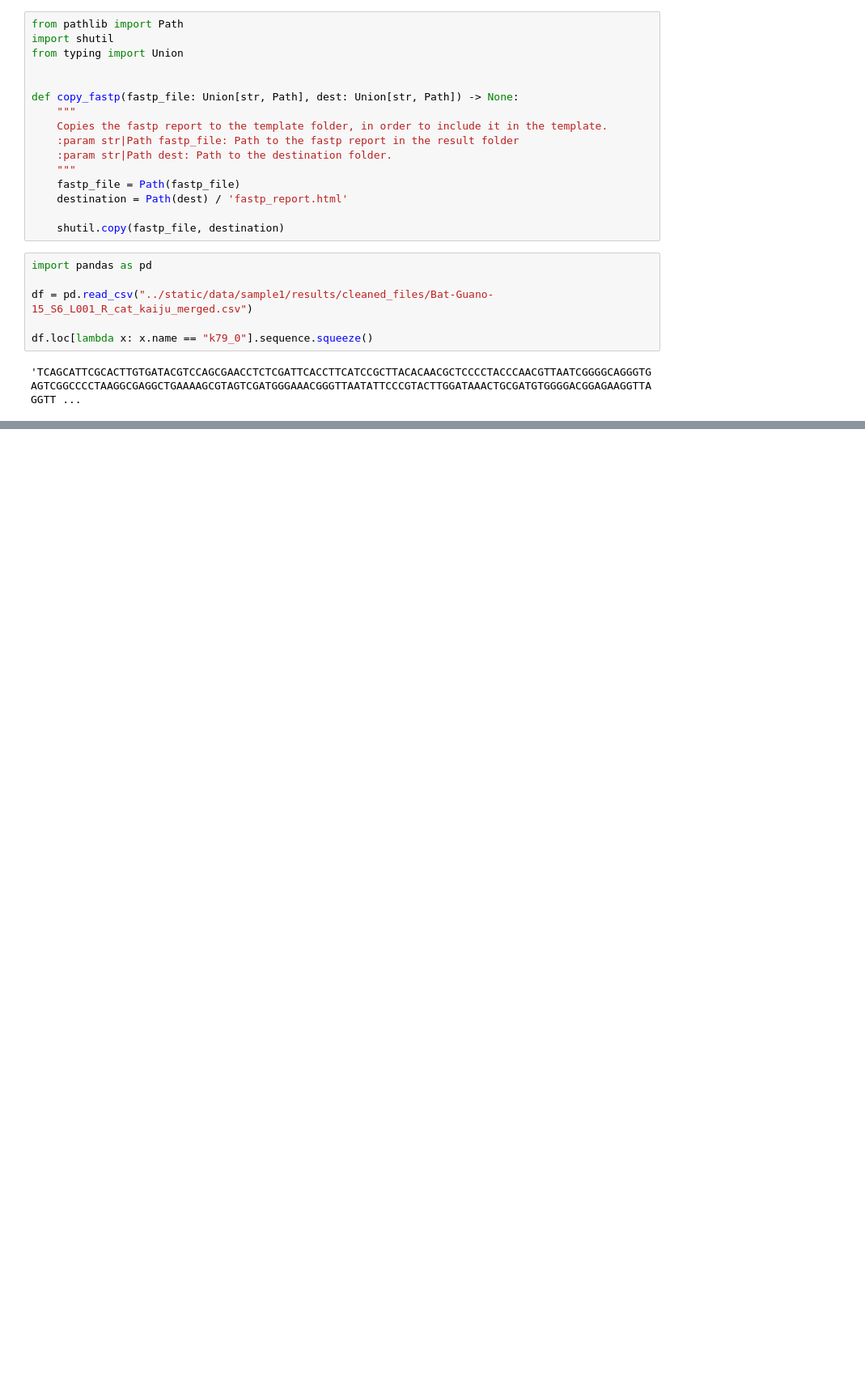
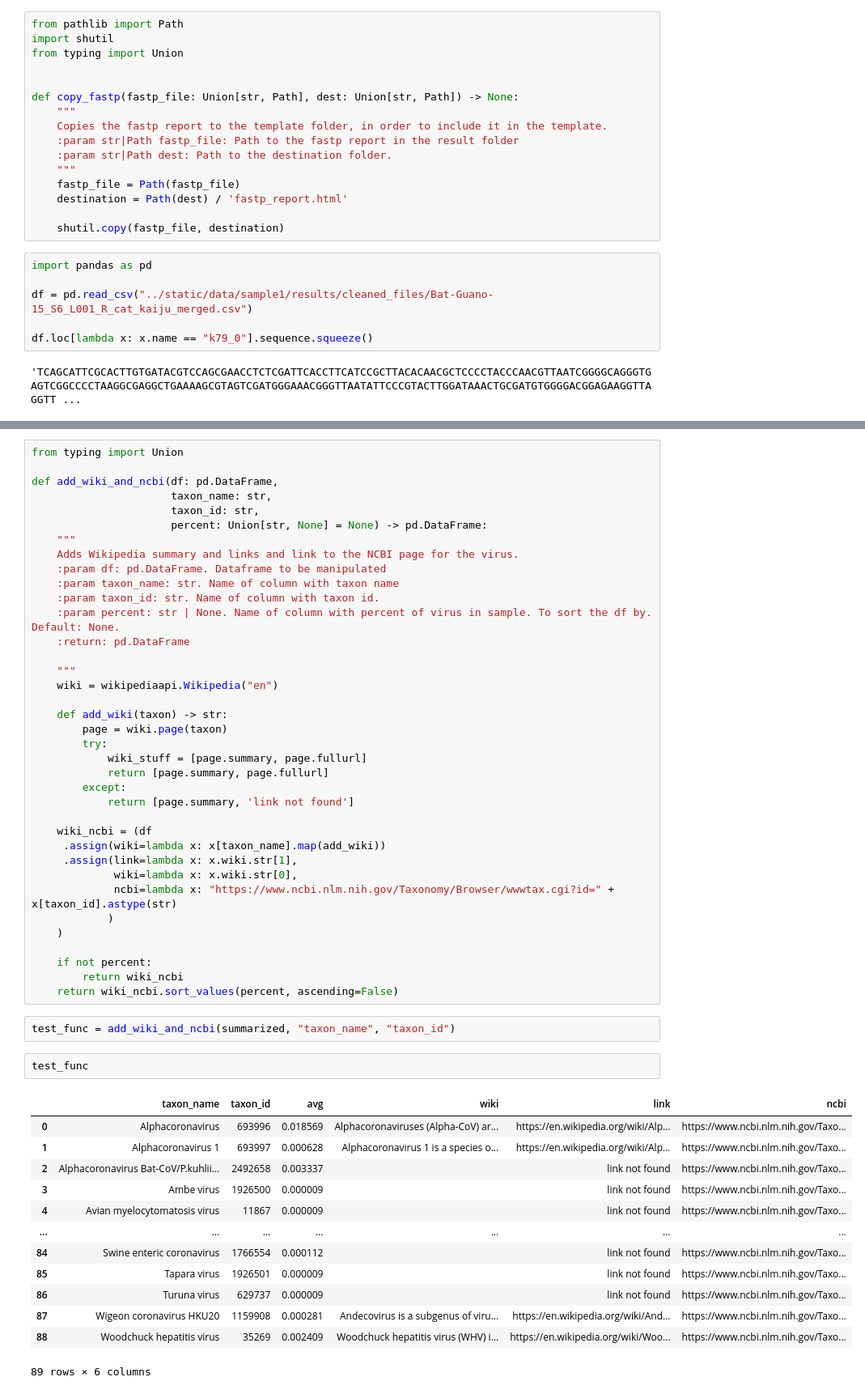
Before and after one commit to willros/virusHanter, a Jupyter notebook: notebooks/data-wrangling-clean.ipynb, the cells around one changed output, grey strips where cells are left out. Shown at 81% size. Saved outputs shown, nothing was run; the diff lists cells and outputs as text; blank space fills up the shorter version.

Commit message:
function for adding wiki page to df in notebook

```diff
--- a/notebooks/data-wrangling-clean.ipynb
+++ b/notebooks/data-wrangling-clean.ipynb
@@ -366,0 +425,55 @@ df.loc[lambda x: x.name == "k79_0"].sequence.squeeze()
+# %%
+from typing import Union
+
+def add_wiki_and_ncbi(df: pd.DataFrame,
+                      taxon_name: str,
+                      taxon_id: str,
+                      percent: Union[str, None] = None) -> pd.DataFrame:
+    """
+    Adds Wikipedia summary and links and link to the NCBI page for the virus.
+    :param df: pd.DataFrame. Dataframe to be manipulated
+    :param taxon_name: str. Name of column with taxon name
+    :param taxon_id: str. Name of column with taxon id.
+    :param percent: str | None. Name of column with percent of virus in sample. To sort the df by. Default: None.
+    :return: pd.DataFrame
+
+    """
+    wiki = wikipediaapi.Wikipedia("en")
+
+    def add_wiki(taxon) -> str:
+        page = wiki.page(taxon)
+        try:
+            wiki_stuff = [page.summary, page.fullurl]
+            return [page.summary, page.fullurl]
+        except:
+            return [page.summary, 'link not found']
+
+    wiki_ncbi = (df
+     .assign(wiki=lambda x: x[taxon_name].map(add_wiki))
+     .assign(link=lambda x: x.wiki.str[1],
+             wiki=lambda x: x.wiki.str[0],
+             ncbi=lambda x: "https://www.ncbi.nlm.nih.gov/Taxonomy/Browser/wwwtax.cgi?id=" + x[taxon_id].astype(str)
+            )
+    )
+
+    if not percent:
+        return wiki_ncbi
+    return wiki_ncbi.sort_values(percent, ascending=False)
+# %%
+test_func = add_wiki_and_ncbi(summarized, "taxon_name", "taxon_id")
+# %%
+test_func
+# %% [output]
+|  | taxon_name | taxon_id | avg | wiki | link | ncbi |
+| 0 | Alphacoronavirus | 693996 | 0.018569 | Alphacoronaviruses (Alpha-CoV) ar... | https://en.wikipedia.org/wiki/Alp... | https://www.ncbi.nlm.nih.gov/Taxo... |
+| 1 | Alphacoronavirus 1 | 693997 | 0.000628 | Alphacoronavirus 1 is a species o... | https://en.wikipedia.org/wiki/Alp... | https://www.ncbi.nlm.nih.gov/Taxo... |
+| 2 | Alphacoronavirus Bat-CoV/P.kuhlii... | 2492658 | 0.003337 |  | link not found | https://www.ncbi.nlm.nih.gov/Taxo... |
+| 3 | Ambe virus | 1926500 | 0.000009 |  | link not found | https://www.ncbi.nlm.nih.gov/Taxo... |
+| 4 | Avian myelocytomatosis virus | 11867 | 0.000009 |  | link not found | https://www.ncbi.nlm.nih.gov/Taxo... |
+| ... | ... | ... | ... | ... | ... | ... |
+| 84 | Swine enteric coronavirus | 1766554 | 0.000112 |  | link not found | https://www.ncbi.nlm.nih.gov/Taxo... |
+| 85 | Tapara virus | 1926501 | 0.000009 |  | link not found | https://www.ncbi.nlm.nih.gov/Taxo... |
+| 86 | Turuna virus | 629737 | 0.000009 |  | link not found | https://www.ncbi.nlm.nih.gov/Taxo... |
+| 87 | Wigeon coronavirus HKU20 | 1159908 | 0.000281 | Andecovirus is a subgenus of viru... | https://en.wikipedia.org/wiki/And... | https://www.ncbi.nlm.nih.gov/Taxo... |
+| 88 | Woodchuck hepatitis virus | 35269 | 0.002409 | Woodchuck hepatitis virus (WHV) i... | https://en.wikipedia.org/wiki/Woo... | https://www.ncbi.nlm.nih.gov/Taxo... |
+89 rows × 6 columns
```
Also changed, not shown: parts of 6 cells of this notebook.
